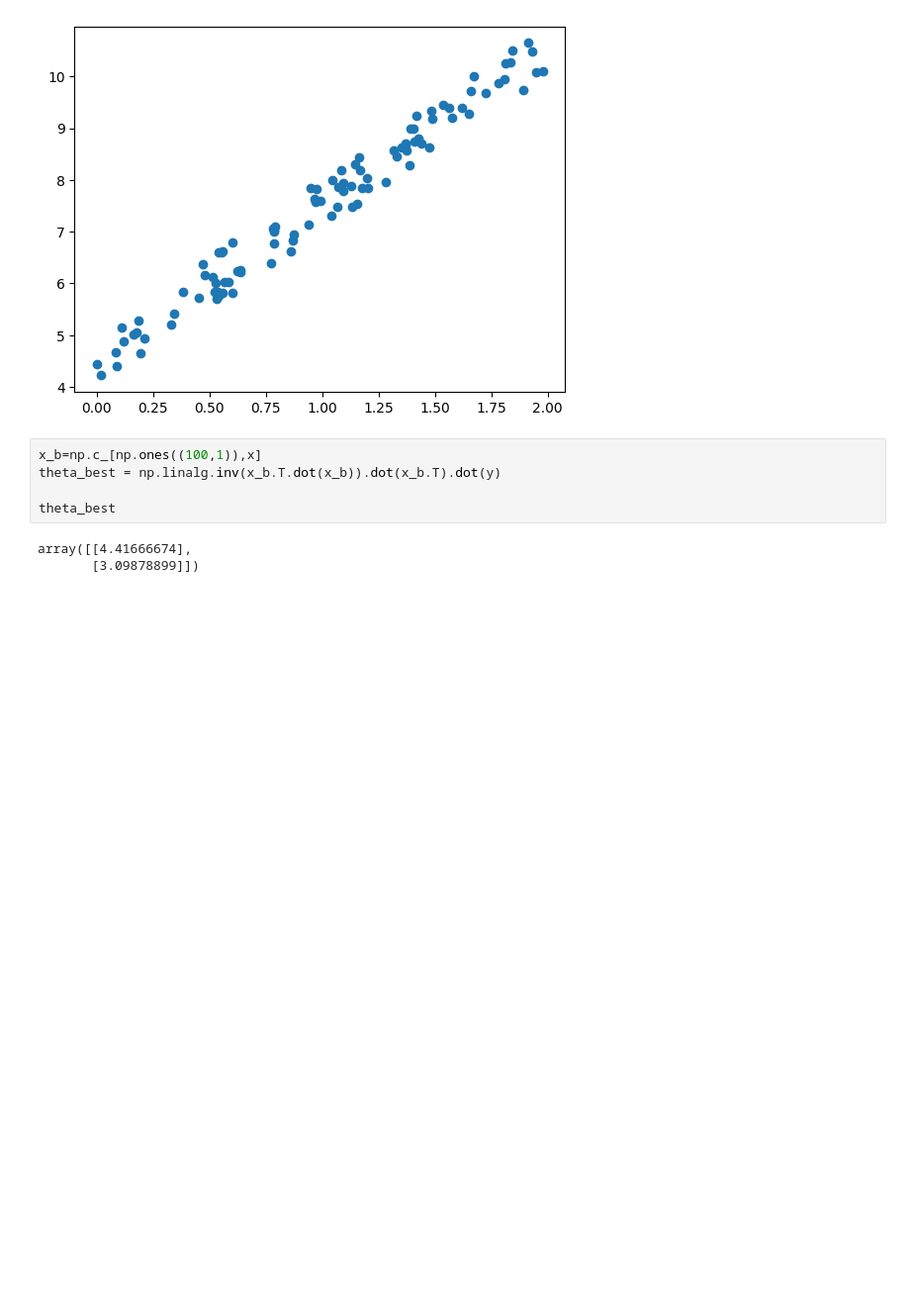
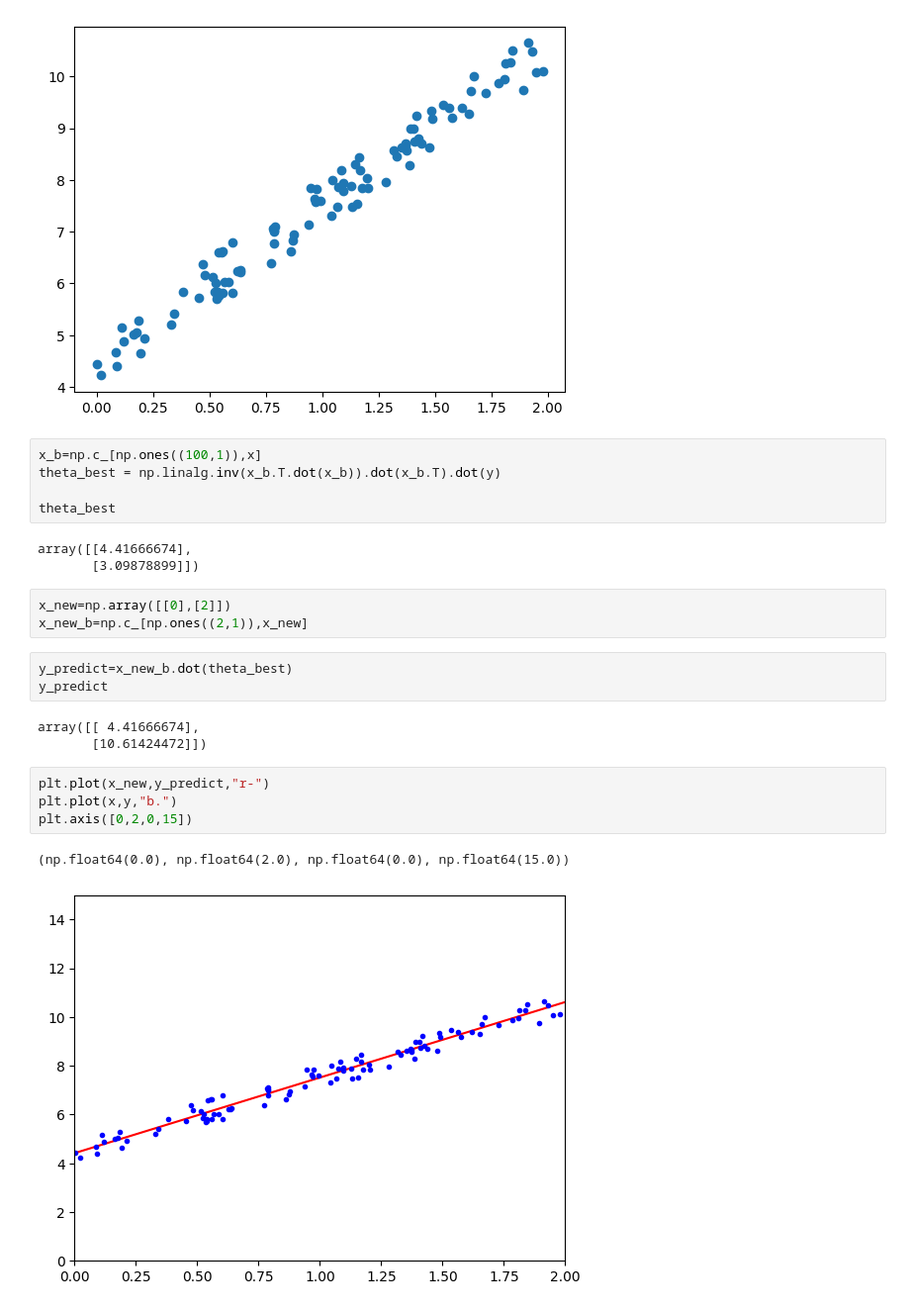
Before and after one commit to anant-jain01/hands-on-ml-codes, a Jupyter notebook: chapter 4 code/training_models.ipynb, the cells around one changed output. Shown: that part at 99% size. Cells and saved outputs as stored; diff of their text form; blank space fills up the shorter version.

```diff
--- a/chapter 4 code/training_models.ipynb
+++ b/chapter 4 code/training_models.ipynb
@@ -19,3 +19,19 @@ theta_best
 # %% [output]
 array([[4.41666674],
        [3.09878899]])
+# %%
+x_new=np.array([[0],[2]])
+x_new_b=np.c_[np.ones((2,1)),x_new]
+# %%
+y_predict=x_new_b.dot(theta_best)
+y_predict
+# %% [output]
+array([[ 4.41666674],
+       [10.61424472]])
+# %%
+plt.plot(x_new,y_predict,"r-")
+plt.plot(x,y,"b.")
+plt.axis([0,2,0,15])
+# %% [output]
+(np.float64(0.0), np.float64(2.0), np.float64(0.0), np.float64(15.0))
+[figure, added]
```
